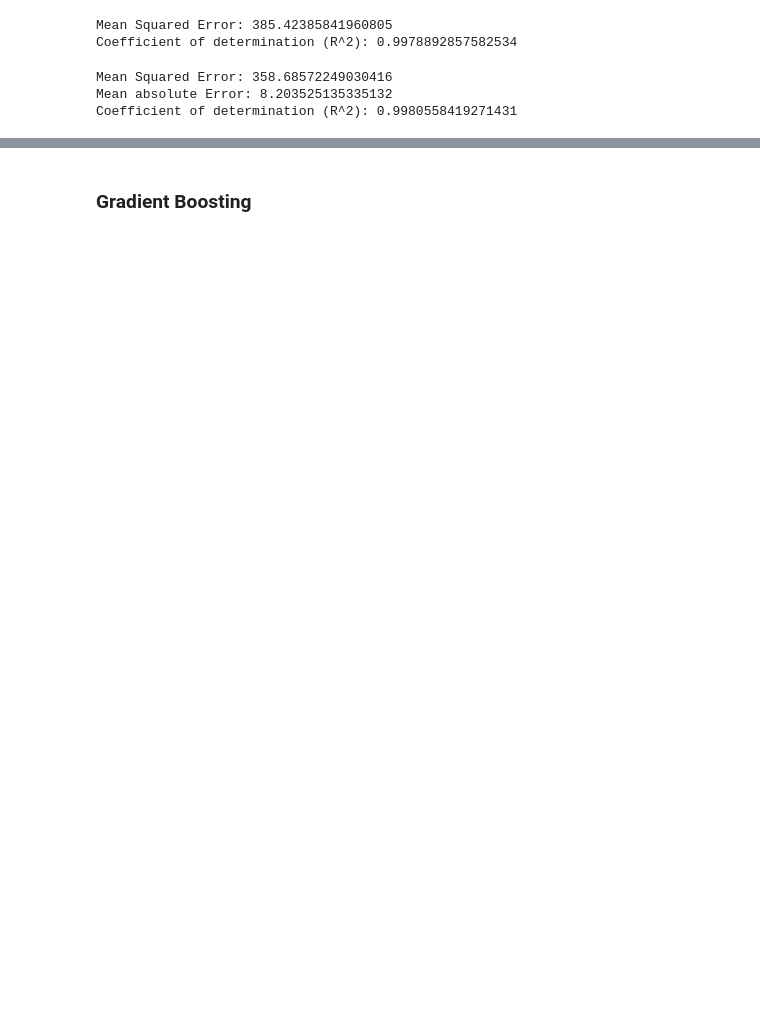
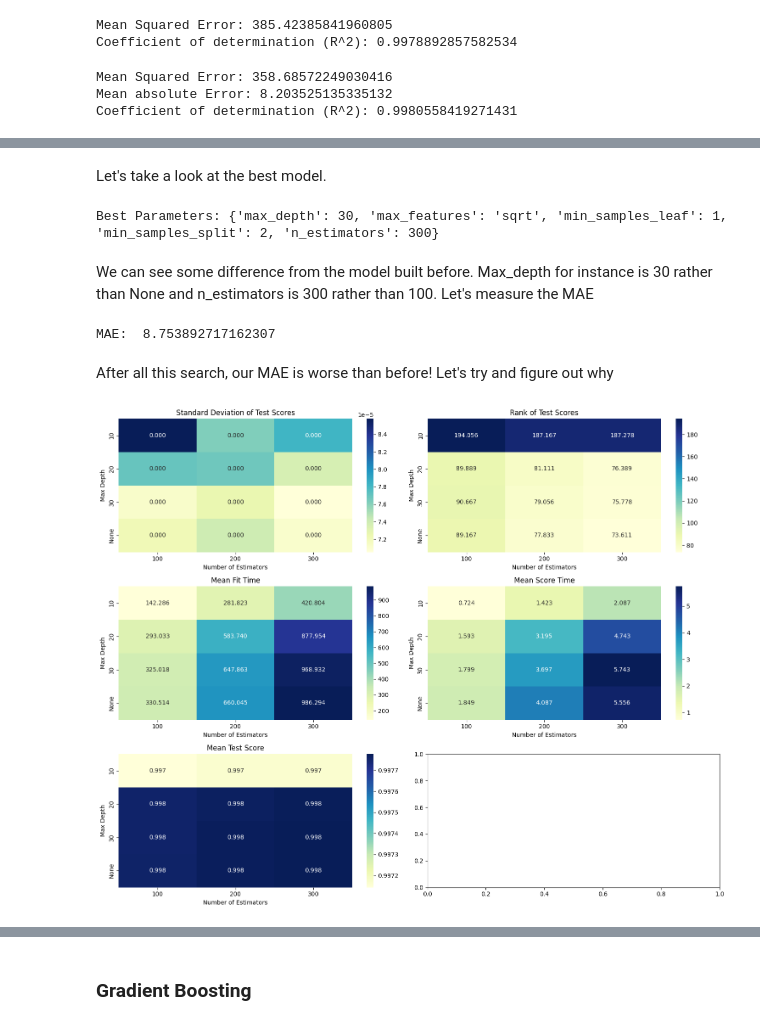
Before and after one commit to crackmax/machine_learning_wind_turbine, a Jupyter notebook: start_here.ipynb, the cells around one changed output, grey strips where cells are left out. Cells and saved outputs as stored; diff of their text form; code cells hidden in the pictures; blank space fills up the shorter version.

```diff
--- a/start_here.ipynb
+++ b/start_here.ipynb
@@ -421,7 +433,7 @@ Now this looks promissing at first glance. Using the random forest regressor whi
 from sklearn.model_selection import GridSearchCV
 param_grid = {
     'n_estimators': [100, 200, 300],
-    'max_features': ['auto', 'sqrt'],
+    'max_features': [1.0, 'sqrt'],
     'max_depth': [10, 20, 30, None],
     'min_samples_split': [2, 5, 10],
     'min_samples_leaf': [1, 2, 4]
@@ -437,5 +456,43 @@ Fitting 3 folds for each of 216 candidates, totalling 648 fits
+# %% [markdown]
+Let's take a look at the best model.
 # %%
 print("Best Parameters:", grid_search.best_params_)
 best_model = grid_search.best_estimator_
 
-predictions = best_model.predict(X_test)
+predictions = best_model.predict(X_val)
+# %% [output]
+Best Parameters: {'max_depth': 30, 'max_features': 'sqrt', 'min_samples_leaf': 1, 'min_samples_split': 2, 'n_estimators': 300}
+# %% [markdown]
+We can see some difference from the model built before. Max_depth for instance is 30 rather than None and n_estimators is 300 rather than 100. Let's measure the MAE
+# %%
+mae_grid_search = mean_absolute_error(y_val,predictions)
+print('MAE: ', mae_grid_search)
+# %% [output]
+MAE:  8.753892717162307
+# %% [markdown]
+After all this search, our MAE is worse than before! Let's try and figure out why
+# %%
+results = pd.DataFrame(grid_search.cv_results_)
+results['param_max_depth'] = results['param_max_depth'].fillna('None')
+metrics = ['std_test_score', 'rank_test_score', 'mean_fit_time', 'mean_score_time','mean_test_score']
+titles = ['Standard Deviation of Test Scores', 'Rank of Test Scores', 'Mean Fit Time', 'Mean Score Time','Mean Test Score']
+
+
+fig, axes = plt.subplots(3, 2, figsize=(15, 12))
+axes = axes.flatten()
+for i, metric in enumerate(metrics):
+    plot_data = results[['param_max_depth', 'param_n_estimators', metric]]
+    pivot_table = plot_data.pivot_table(index='param_max_depth',
+                                        columns='param_n_estimators',
+                                        values=metric)
+
+
+    sns.heatmap(pivot_table, annot=True, fmt=".3f", cmap="YlGnBu", ax=axes[i])
+    axes[i].set_title(titles[i])
+    axes[i].set_xlabel("Number of Estimators")
+    axes[i].set_ylabel("Max Depth")
+
+plt.tight_layout()
+plt.show()
+# %% [output]
+[figure, added]
```
Also changed, not shown: parts of 67 cells of this notebook.
